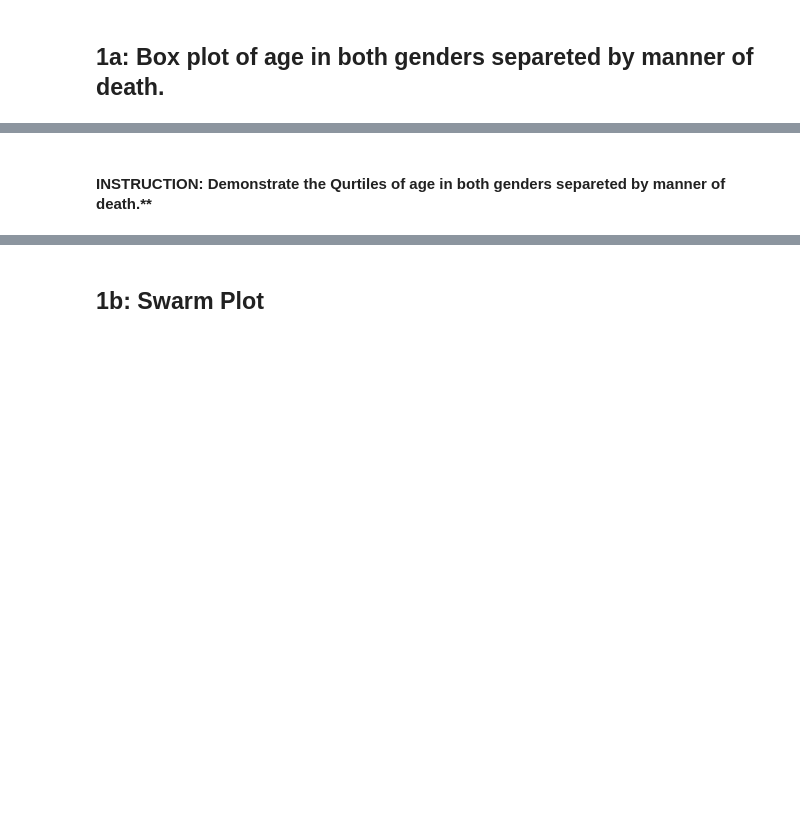
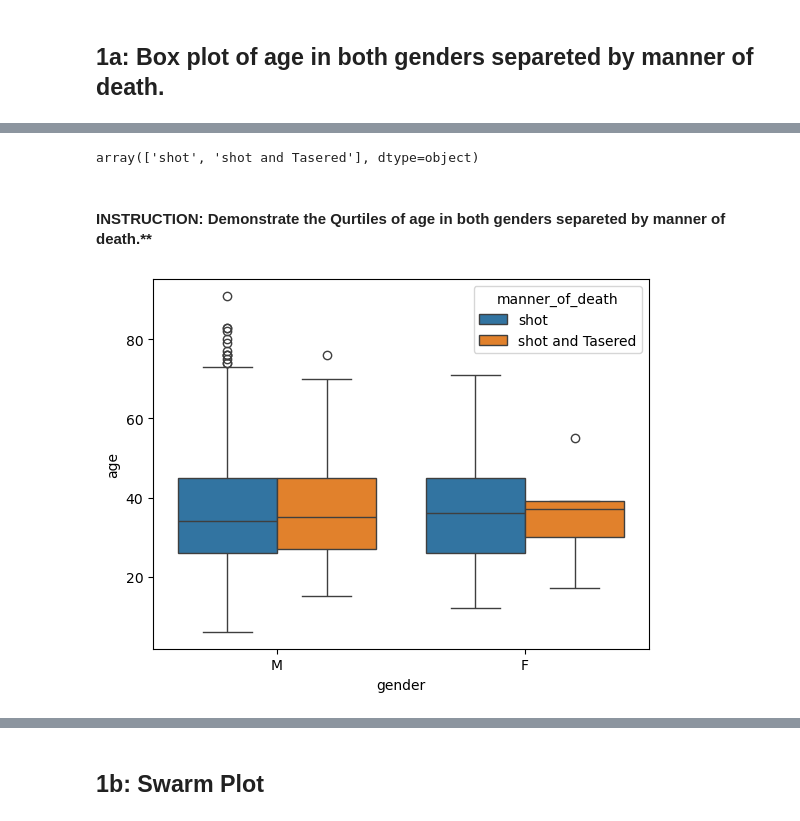
Before and after one commit to mustafacelik-86/expert-octo-journey, a Jupyter notebook: assignments/Assignment-2 With Seaborn.ipynb, the cells around one changed output, grey strips where cells are left out. Drawn from its saved outputs; the diff is of its cells as text; code cells hidden in the pictures; blank space fills up the shorter version.

```diff
--- a/assignments/Assignment-2 With Seaborn.ipynb
+++ b/assignments/Assignment-2 With Seaborn.ipynb
@@ -32,0 +25,2 @@ if didn't work you can use this parameters: encoding="windows-1252"
+# %%
+df = pd.read_csv("PoliceKillingsUS.zip", compression="zip", encoding="windows-1252")
@@ -43,6 +44,15 @@ array(['shot', 'shot and Tasered'], dtype=object)
+# %%
+df.manner_of_death.unique()
+# %% [output]
+array(['shot', 'shot and Tasered'], dtype=object)
 # %% [markdown]
 #### INSTRUCTION: Demonstrate the Qurtiles of age in both genders separeted by manner of death.**
 # %%
-kill.dropna(inplace=True)
+df.dropna(inplace=True)
+# %%
+sns.boxplot(data = df, x = "gender", y = "age", hue = "manner_of_death")
+plt.show()
+# %% [output]
+[figure, added]
 # %%
 # with seaborn
```
Also changed, not shown: parts of 48 cells of this notebook.
